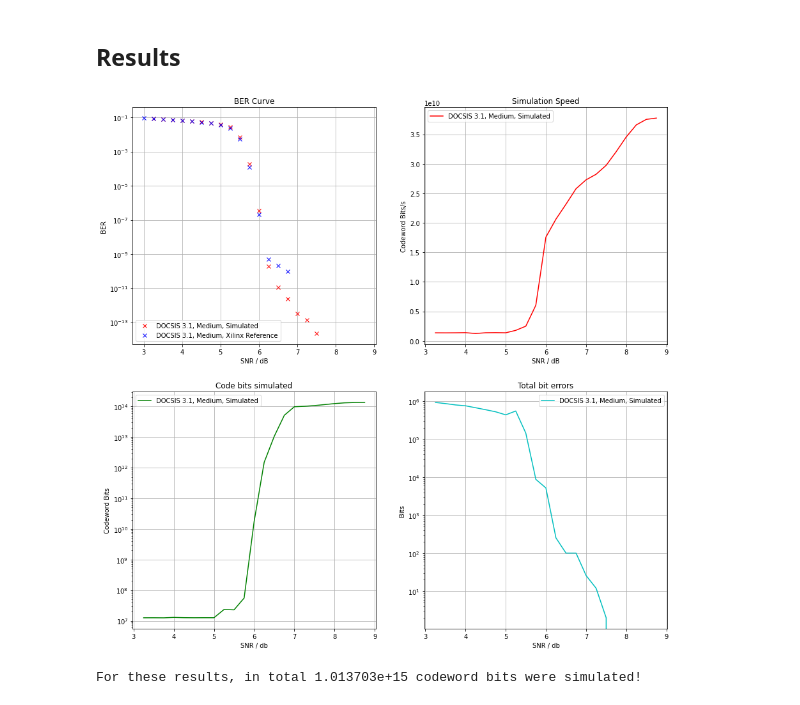
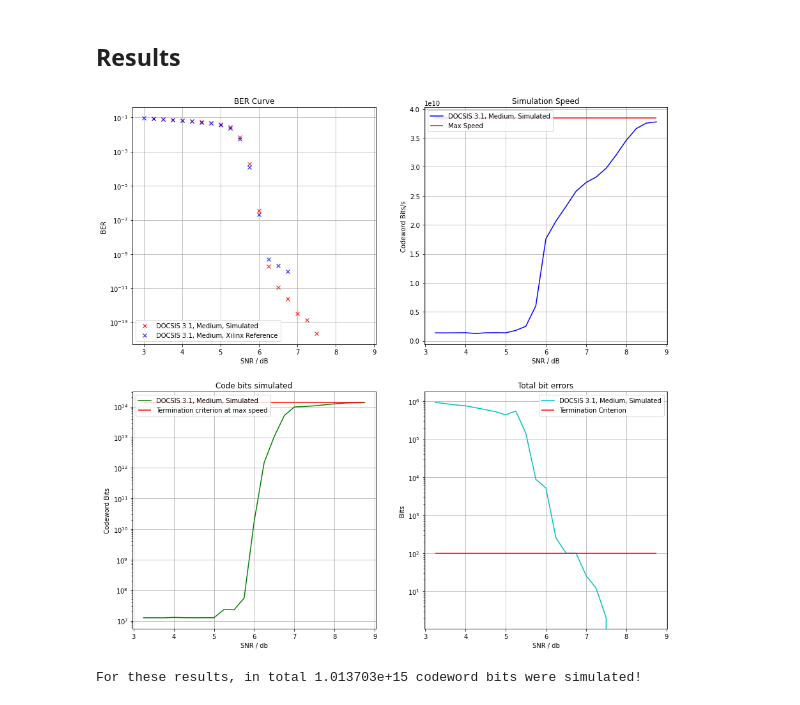
Before and after one commit to Yamakaja/ldpc_ber_server, a Jupyter notebook: client/docsis_medium.ipynb, the cells around one changed output. Saved outputs shown, nothing was run; the diff lists cells and outputs as text; code cells hidden in the pictures.

Commit message:
client: Update docsis plots

```diff
--- a/client/docsis_medium.ipynb
+++ b/client/docsis_medium.ipynb
@@ -66,40 +66,44 @@ ax1.grid()
 ##############
 ax2.set_title("Simulation Speed")
 
-ax2.plot(snrs[1:], docsis_medium_results["speeds"][1:], "r")
+ax2.plot(snrs[1:], docsis_medium_results["speeds"][1:], "b")
+ax2.hlines(400e6*16*6, snrs[1], snrs[-1], "r")
 
 ax2.set_xlabel("SNR / dB")
 ax2.set_ylabel("Codeword Bits/s")
 
-ax2.legend(["DOCSIS 3.1, Medium, Simulated"])
+ax2.legend(["DOCSIS 3.1, Medium, Simulated",
+            "Max Speed"])
 
 ax2.grid()
 
 ##############
 ax3.set_title("Code bits simulated")
 ax3.set_yscale("log")
 
 ax3.plot(snrs[1:], np.array(docsis_medium_results["finished_blocks"][1:]) * docsis_medium_code["n"], "g")
+ax3.hlines(400e6*6*16*(60*60), snrs[1], snrs[-1], "r")
 
 ax3.set_xlabel("SNR / db")
 ax3.set_ylabel("Codeword Bits")
 
-ax3.legend(["DOCSIS 3.1, Medium, Simulated"])
+ax3.legend(["DOCSIS 3.1, Medium, Simulated", "Termination criterion at max speed"])
 ax3.grid()
 
 ##############
 ax4.set_title("Total bit errors")
 ax4.set_yscale("log")
 
 ax4.plot(snrs[1:], docsis_medium_results["bit_errors"][1:], "c")
+ax4.hlines(100, snrs[1], snrs[-1], "r")
 
 ax4.set_xlabel("SNR / db")
 ax4.set_ylabel("Bits")
 
-ax4.legend(["DOCSIS 3.1, Medium, Simulated"])
+ax4.legend(["DOCSIS 3.1, Medium, Simulated", "Termination Criterion"])
 ax4.grid()
 # %% [output]
-[figure, old version]
+[figure, new version]
 # %%
 simulated_codword_bits = np.array(docsis_medium_results["finished_blocks"][1:]).sum()*5940.0
 print("For these results, in total {:e} codeword bits were simulated!".format(simulated_codword_bits))
```
